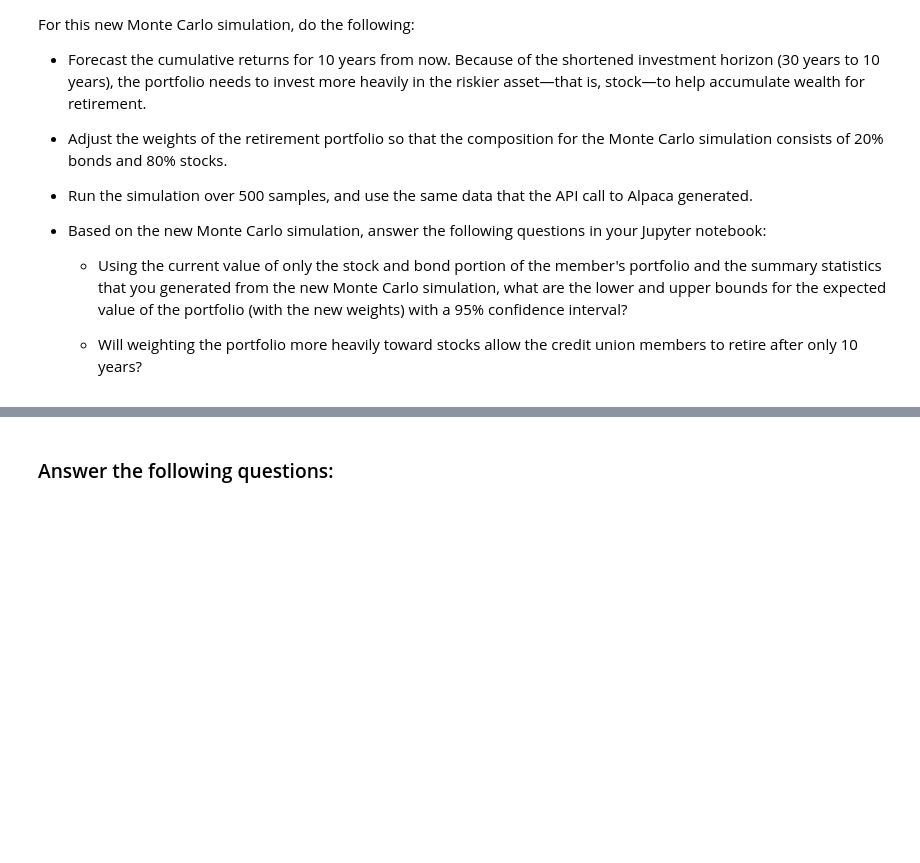
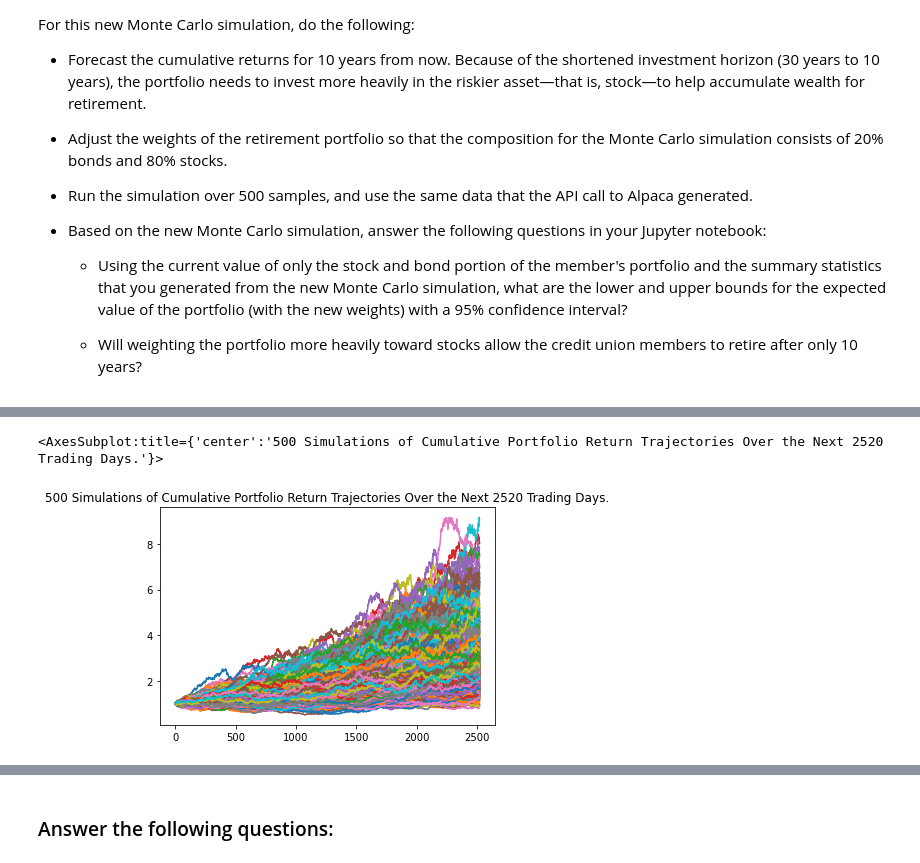
Before and after one commit to pentius00/05_Financial_Planner, a Jupyter notebook: financial_planning_tools.ipynb, the cells around one changed output, grey strips where cells are left out. Saved outputs shown, nothing was run; the diff lists cells and outputs as text; code cells hidden in the pictures; blank space fills up the shorter version.

```diff
--- a/financial_planning_tools.ipynb
+++ b/financial_planning_tools.ipynb
@@ -605,9 +604,18 @@ For this new Monte Carlo simulation, do the following:
     - Will weighting the portfolio more heavily toward stocks allow the credit union members to retire after only 10 years?
 # %%
 # Configure a Monte Carlo simulation to forecast 10 years cumulative returns
+forecast_days = 10 * 252
 # The weights should be split 20% to AGG and 80% to SPY.
+# Weights list: ['AGG', 'SPY']
+weights_list = [.2, .8]
 # Run 500 samples.
-# YOUR CODE HERE
-
+num_samples = 500
+# Create Monte Carlo Simulation Instance
+mcs_AGG_20_SPY_80 = MCSimulation(
+    prices_10y_df,
+    weights=weights_list,
+    num_simulation=num_samples,
+    num_trading_days=forecast_days,
+)
 # Review the simulation input data
-# YOUR CODE HERE
+display(mcs_AGG_20_SPY_80.portfolio_data)
@@ -617,7 +672,10 @@ For this new Monte Carlo simulation, do the following:
 # %%
 # Visualize the 10-year Monte Carlo simulation by creating an
 # overlay line plot
-# YOUR CODE HERE
+mcs_AGG_20_SPY_80.plot_simulation()
+# %% [output]
+<AxesSubplot:title={'center':'500 Simulations of Cumulative Portfolio Return Trajectories Over the Next 2520 Trading Days.'}>
+[figure, added]
 # %%
 # Visualize the probability distribution of the 10-year Monte Carlo simulation
 # by plotting a histogram
```
Also changed, not shown: parts of 22 cells of this notebook.
